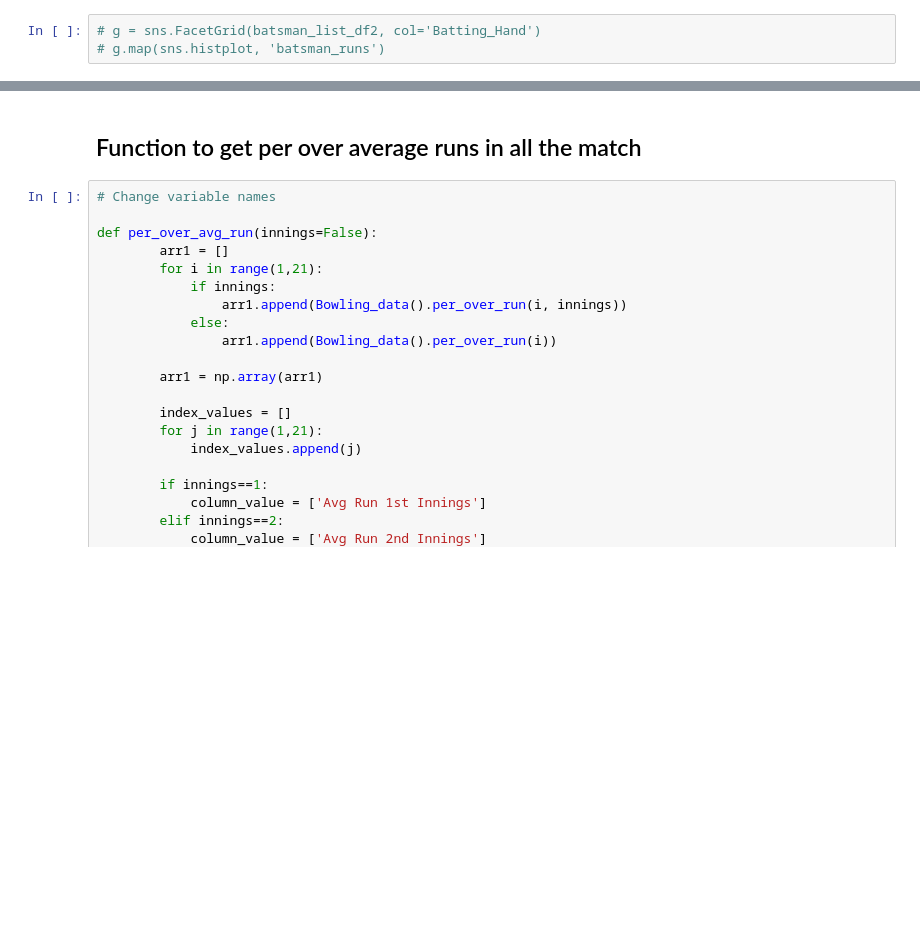
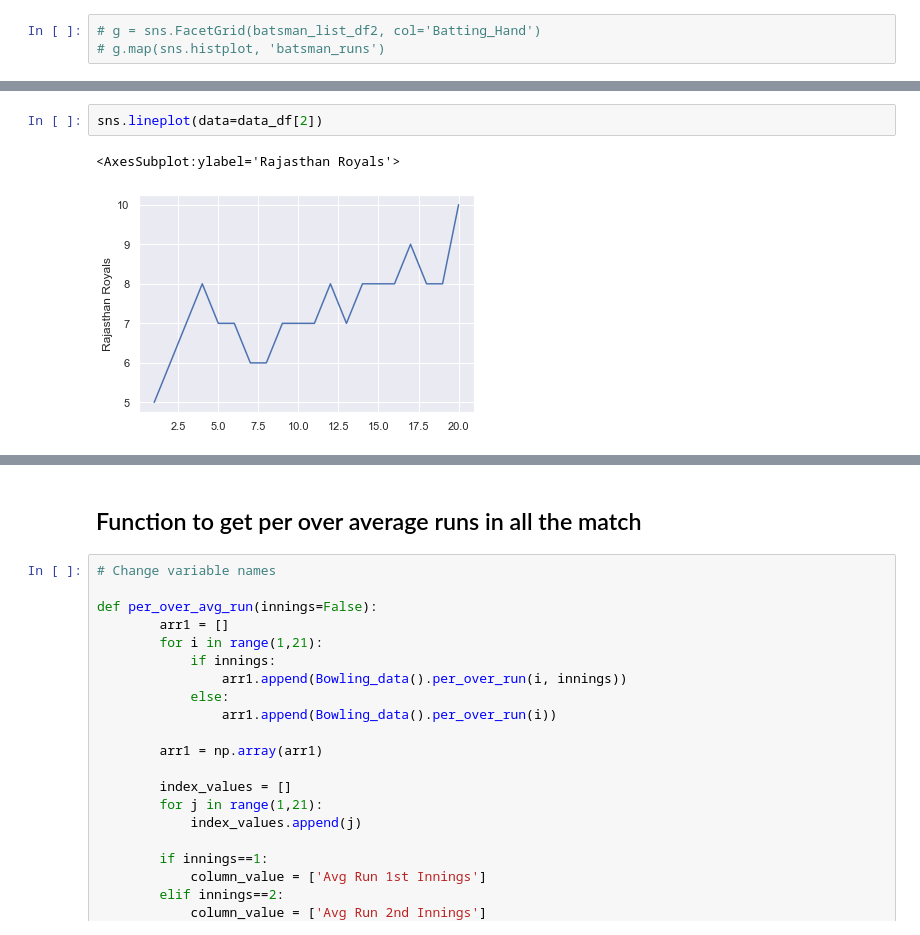
Before and after one commit to Utkarsh736/IPL_Data_Analysis, a Jupyter notebook: Template.ipynb, the cells around one changed output, grey strips where cells are left out. Saved outputs shown, nothing was run; the diff lists cells and outputs as text; blank space fills up the shorter version.

```diff
--- a/Template.ipynb
+++ b/Template.ipynb
@@ -522,0 +560,5 @@ ax.set(xlabel = 'Overs', ylabel = 'Runs')
+# %%
+sns.lineplot(data=data_df[2])
+# %% [output]
+<AxesSubplot:ylabel='Rajasthan Royals'>
+[figure, added]
```
Also changed, not shown: parts of 8 cells of this notebook.
